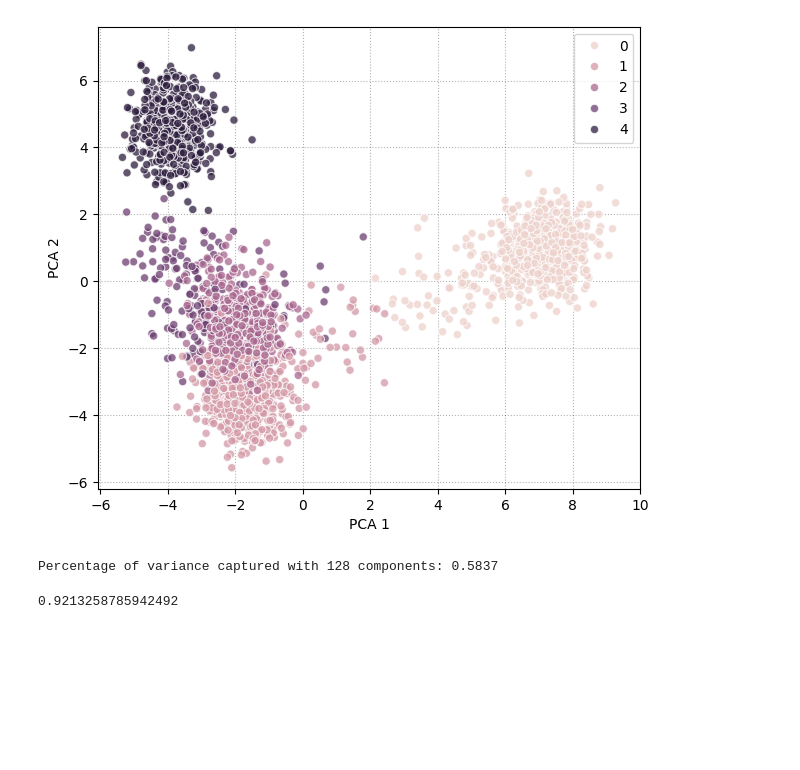
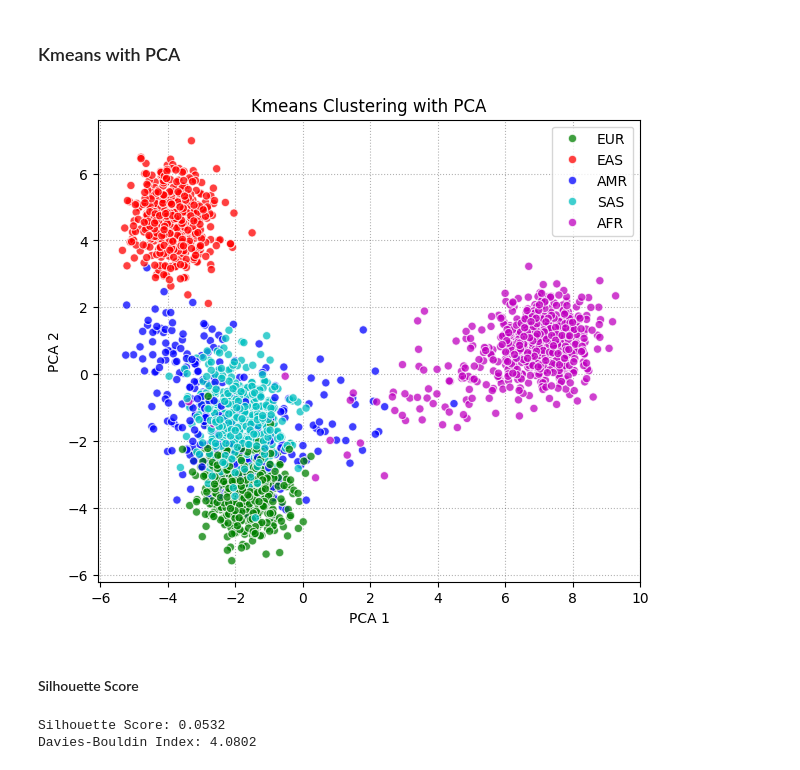
Before and after one commit to Skanx7/genetic-population-clustering, a Jupyter notebook: genotypes.ipynb, the cells around one changed output. Drawn from its saved outputs; the diff is of its cells as text; code cells hidden in the pictures; blank space fills up the shorter version.

```diff
--- a/genotypes.ipynb
+++ b/genotypes.ipynb
@@ -208,37 +294,32 @@ plt.show()
+# %% [markdown]
+### Kmeans with PCA
 # %%
 from sklearn.cluster import KMeans
 
-pca_model = PCA(n_components = 128)
+pca_model = PCA(n_components = 275) #reduce data to 275components cuz it visibly distints
+reduced_data_pca = pca_model.fit_transform(genotypes.T)
 
-cluster_model = KMeans(n_clusters = 5, max_iter = 1000, n_init = 25)
-cluster_model.fit(
-    pca_model.fit_transform(genotypes.T)
-)
+kmeans_model = KMeans(n_clusters = 5, max_iter = 10000, n_init = 25, random_state=5)
+kmeans_labels = kmeans_model.fit_predict(genotypes.T)
 
 fig, ax = plt.subplots(1, 1, figsize = (7, 6))
-
 sns.scatterplot(
-    x = pca_out[:, 0],
-    y = pca_out[:, 1],
-    hue = cluster_model.labels_,
+    x = reduced_data_pca[:, 0],
+    y = reduced_data_pca[:, 1],
+    hue = superpopulation, #kmeans_labels
+    palette=['g', 'r', 'b', 'c', 'm'],
     alpha = 0.75,
     zorder = 2,
     linewidth = 0.75,
     ax = ax
 )
 
 ax.set_xlabel("PCA 1")
 ax.set_ylabel("PCA 2")
-
 ax.set_facecolor('white')
 ax.grid(True, alpha = 0.3, color = "black", linestyle = "dotted", zorder = 1)
-
+plt.title("Kmeans Clustering with PCA")
+plt.legend()
 plt.show()
 # %% [output]
-[figure, old version]
+[figure, new version]
-# %%
-variance_captured = np.cumsum(pca_model.explained_variance_ratio_)[-1]
-
-print(f"Percentage of variance captured with {pca_model.n_components} components: {variance_captured:0.4f}")
-# %% [output]
-Percentage of variance captured with 128 components: 0.5837
@@ -268,13 +326,14 @@ def cluster_accuracy(y_pred, y_true):
-# %%
-from sklearn.metrics import accuracy_score
-true_values = superpopulation.map({
-    "EUR": 0,
-    "EAS": 1,
-    "AMR": 2,
-    "AFR": 3,
-    "SAS": 4
-}).values
-
-cluster_accuracy(cluster_model.labels_, true_values)
-# %% [output]
-0.9213258785942492
+# %% [markdown]
+#### Silhouette Score
+# %%
+from sklearn.metrics import silhouette_score
+from sklearn.metrics import davies_bouldin_score
+labels = kmeans_model.labels_
+# Calculate the silhouette score
+sil_score = silhouette_score(genotypes.T, labels)
+print(f"Silhouette Score: {sil_score:.4f}")
+dbi = davies_bouldin_score(genotypes.T, labels)
+print(f"Davies-Bouldin Index: {dbi:.4f}")
+# %% [output]
+Silhouette Score: 0.0532
+Davies-Bouldin Index: 4.0802
```
Also changed, not shown: parts of 39 cells of this notebook.
